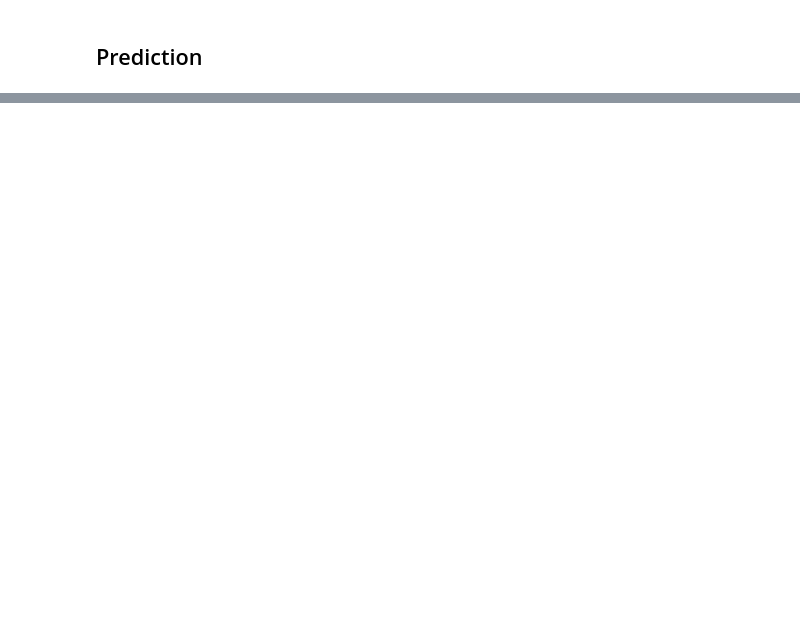
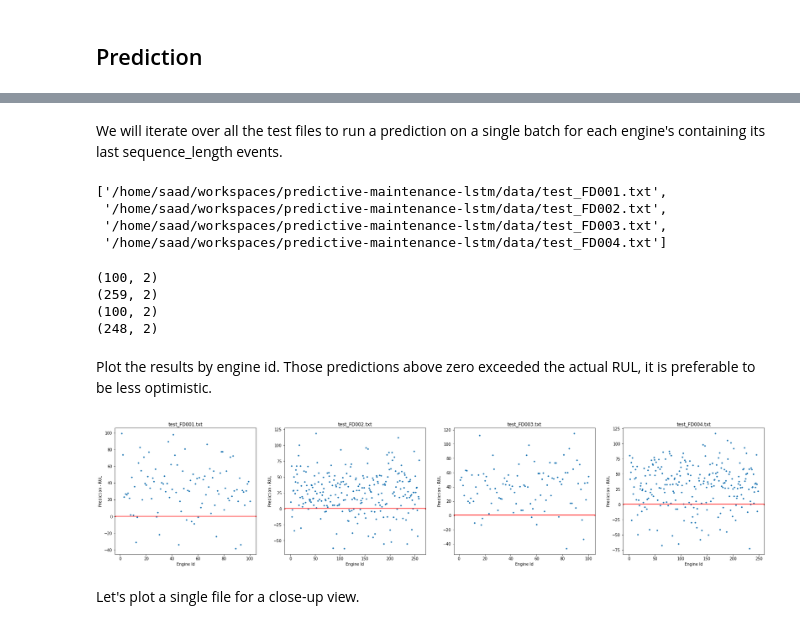
Before and after one commit to sabderra/predictive-maintenance-lstm, a Jupyter notebook: model_prediction.ipynb, the cells around one changed output, grey strips where cells are left out. Drawn from its saved outputs; the diff is of its cells as text; code cells hidden in the pictures; blank space fills up the shorter version.

Commit message:
Prediction notebook (#2)
* Prediction notebook

* Prediction of test data set.

```diff
--- a/model_prediction.ipynb
+++ b/model_prediction.ipynb
@@ -448,0 +139,70 @@ y_pred_array = model.predict(X, verbose=0, batch_size=batch_size)
+# %% [markdown]
+We will iterate over all the test files to run a prediction on a single batch for each engine's containing its last sequence_length events.
+# %%
+path = os.path.join(DATA_DIR, "test_FD*.txt")
+all_test_files = sorted(glob.glob(path))
+
+path = os.path.join(DATA_DIR, "RUL_FD*.txt")
+all_rul_files = sorted(glob.glob(path))
+
+all_test_files
+# %% [output]
+['/home/saad/workspaces/predictive-maintenance-lstm/data/test_FD001.txt',
+ '/home/saad/workspaces/predictive-maintenance-lstm/data/test_FD002.txt',
+ '/home/saad/workspaces/predictive-maintenance-lstm/data/test_FD003.txt',
+ '/home/saad/workspaces/predictive-maintenance-lstm/data/test_FD004.txt']
+# %%
+test_prediction_results = []
+
+for i, test_X_path in enumerate(all_test_files):
+    # Read in the features
+    test_df = data_util.load_data([test_X_path], cols, sort_cols)
+
+    # Read in the labels (RUL)
+    test_rul_df = data_util.load_rul_data([all_rul_files[i]], ['id', 'RUL_actual'])
+
+    # Calculate the RUL and merge back to the test dataframe
+    test_df = data_util.calc_test_rul(test_df, test_rul_df)
+
+    # Transform
+    test_df = data_util.transform(test_df, pipeline)
+
+    results = []
+
+    for engine_id in test_df['id'].unique():
+        engine_df = test_df[ test_df['id'] == engine_id]
+
+        # Skip the engine with less then 25 for now, TODO pad
+        if engine_df.shape[0] > sequence_length:
+            last_batch = engine_df[feature_cols].iloc[-sequence_length:].values.reshape(batch_size, sequence_length, num_features)
+            rul = engine_df['RUL'].iloc[-1:].values[0]
+            prediction = inf_model.predict_on_batch(last_batch)[0,0]
+
+            results.append([engine_id, prediction, rul, prediction-rul])
+
+    test_prediction_results.append(np.array(results))
+# %% [output]
+(100, 2)
+(259, 2)
+(100, 2)
+(248, 2)
+# %% [markdown]
+Plot the results by engine id. Those predictions above zero exceeded the actual RUL, it is preferable to be less optimistic.
+# %%
+fig = plt.figure(figsize=(30, 6))
+for i, r in enumerate(test_prediction_results):
+    ax = plt.subplot(1, 4, i+1)
+    # Subtract the base to show the original engine id
+    ax.scatter(r[:,0] - data_util.path_to_id_base(all_test_files[i]), r[:,3], marker='.',)
+
+    ax.set_xlabel("Engine Id")
+    ax.set_ylabel("Prediction - RUL")
+    ax.set_title(os.path.basename(all_test_files[i]))
+
+    ax.axhline(y=0, color='r', marker='.')
+
+plt.show()
+# %% [output]
+[figure, added]
+# %% [markdown]
+Let's plot a single file for a close-up view.
```
Also changed, not shown: parts of 49 cells of this notebook, 1 other file.
